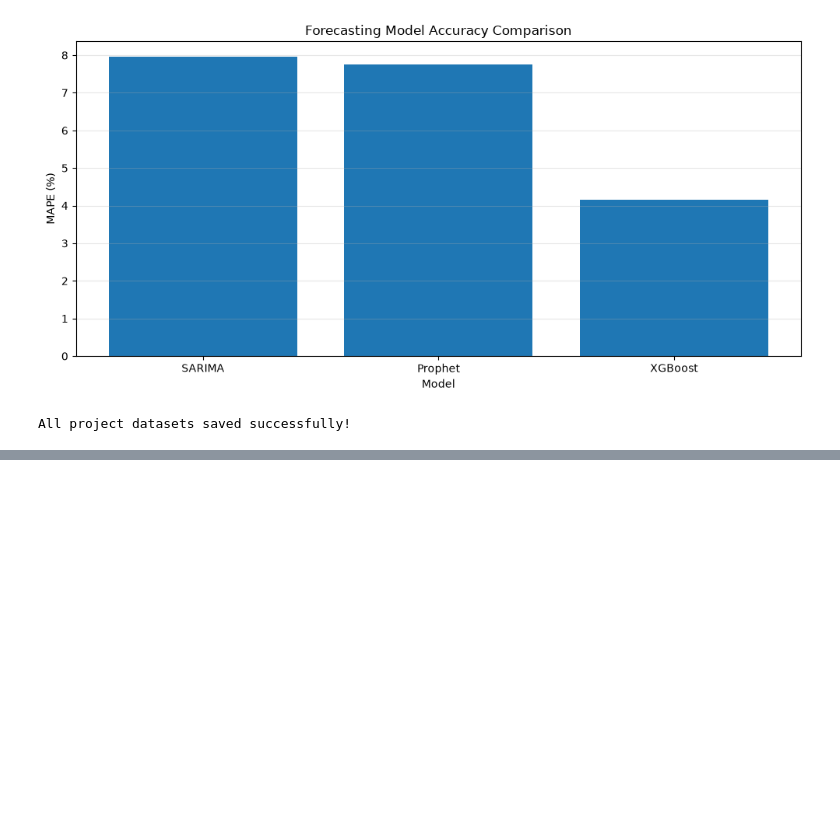
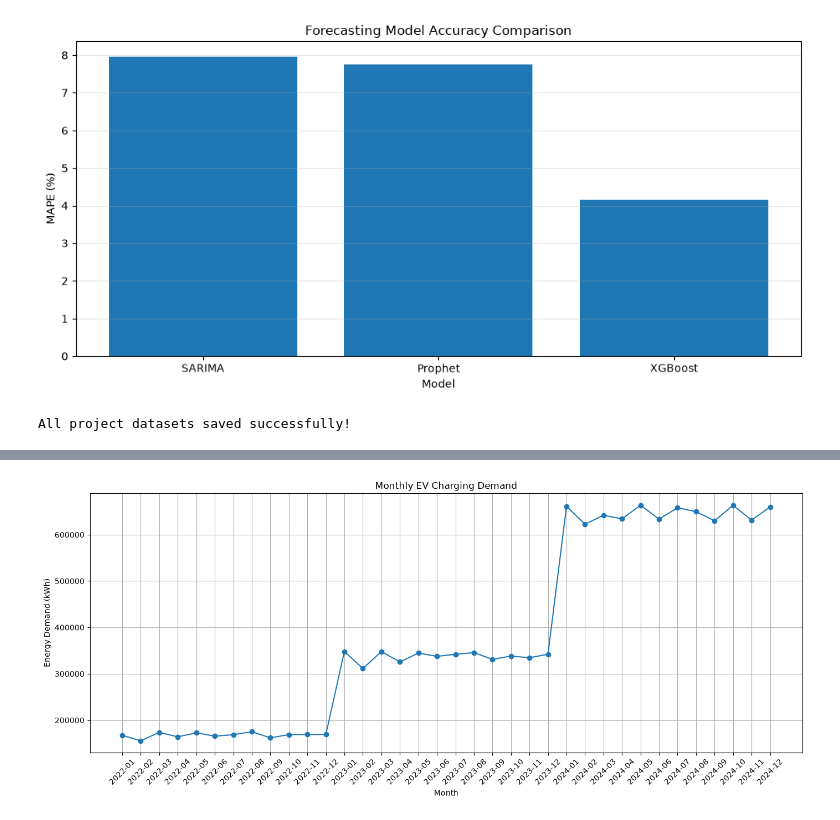
Before and after one commit to analyticsbyps/EV-Demand-Forecasting, a Jupyter notebook: EV_Demand_Forecasting_Analysis.ipynb, the cells around one changed output, grey strips where cells are left out. Cells and saved outputs as stored; diff of their text form; code cells hidden in the pictures; blank space fills up the shorter version.

```diff
--- a/EV_Demand_Forecasting_Analysis.ipynb
+++ b/EV_Demand_Forecasting_Analysis.ipynb
@@ -1122,0 +1183,13 @@ All project datasets saved successfully!
+# %%
+plt.figure(figsize=(14, 6))
+plt.plot(monthly_data['start_timestamp'], monthly_data['demand'], marker='o')
+
+plt.title('Monthly EV Charging Demand')
+plt.xlabel('Month')
+plt.ylabel('Energy Demand (kWh)')
+plt.xticks(rotation=45)
+plt.grid(True)
+plt.tight_layout()
+plt.show()
+# %% [output]
+[figure, added]
```
Also changed, not shown: parts of 25 cells of this notebook.
